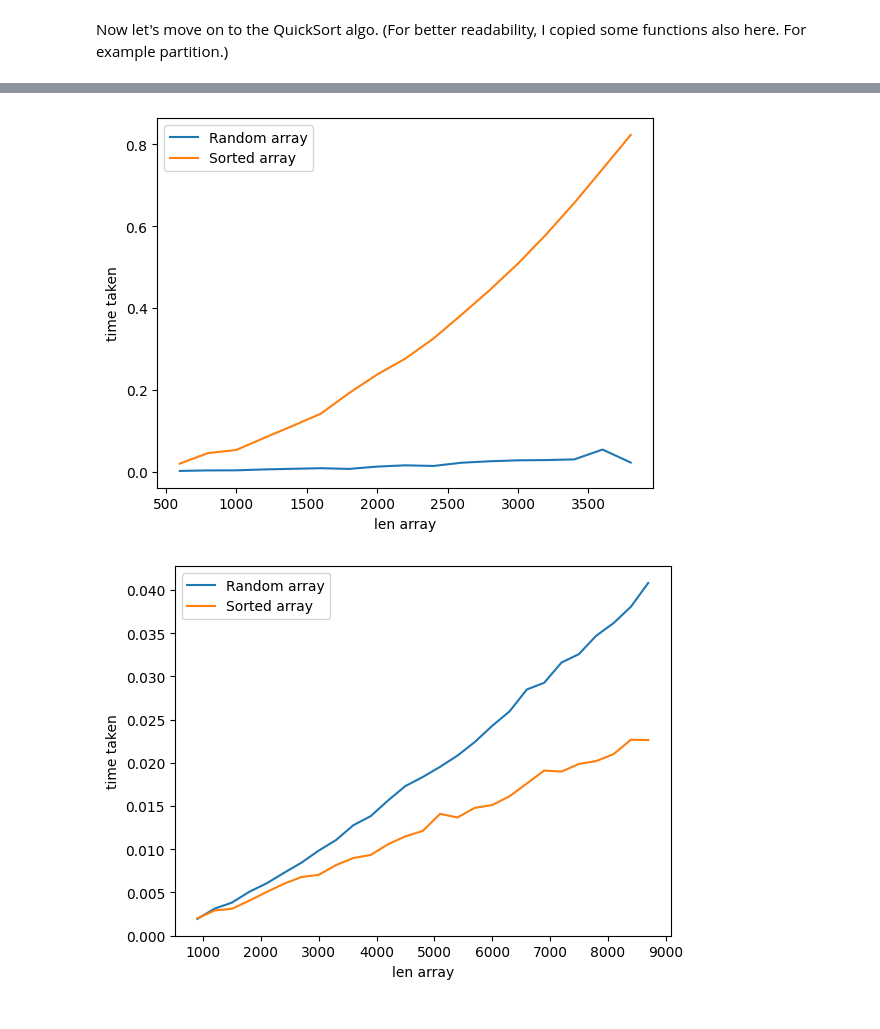
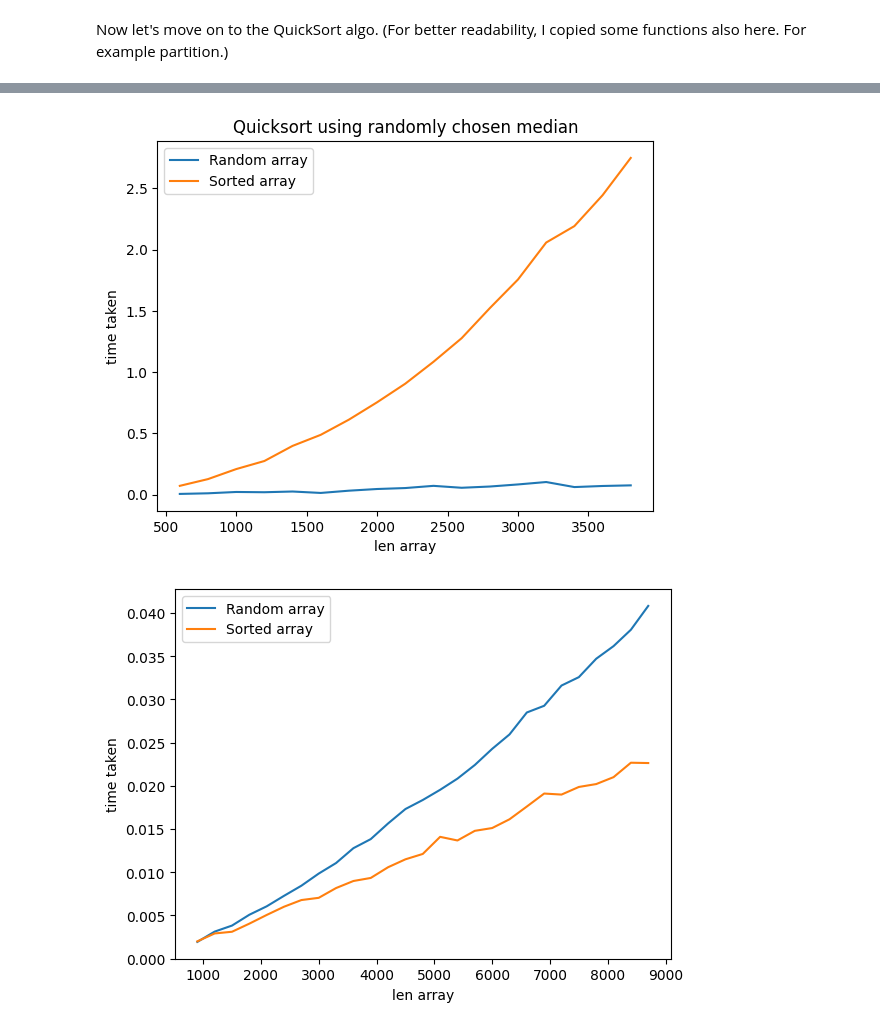
Before and after one commit to YuriiKharabara/Algos_lab1, a Jupyter notebook: Algos_lab_1.ipynb, the cells around one changed output, grey strips where cells are left out. Cells and saved outputs as stored; diff of their text form; code cells hidden in the pictures.

```diff
--- a/Algos_lab_1.ipynb
+++ b/Algos_lab_1.ipynb
@@ -860,16 +1331,17 @@ def quickSort(array, left, right):
 # %%
 def quickSort_determ_med(array, left, right):
 	"""
-	Deterministic median of the array.
+	QuickSort using deterministic median of the array.
 	"""
 	median_index = median_index_find(array, left, right)
-    # Swapping the starting element of
-    # the array and the pivot
 	array[right], array[median_index] = array[median_index], array[right]
 	quickSort(array, left, right)
 # %%
 def quickSort_random_med(array, left, right):
-	median_index = median_index_find(array, left, right)
+	"""
+	QuickSort using "random" median of the array.
+	"""
+	median_index =randomized_median_index_find(array, left, right)
 	array[right], array[median_index] = array[median_index], array[right]
 	quickSort(array, left, right)
 # %%
@@ -969,6 +1448,7 @@ def plot_quicksort():
     plt.legend()
     plt.xlabel("len array")
     plt.ylabel("time taken")
+    plt.title("Standart Quicksort")
     plt.show()
 plot_quicksort()
 # %% [output]
@@ -998,6 +1478,8 @@ def plot_quicksort():
     plt.legend()
     plt.xlabel("len array")
     plt.ylabel("time taken")
+    plt.title("Quicksort using determ. median")
+
     plt.show()
 plot_quicksort()
 # %% [output]
@@ -1005,32 +1487,33 @@ plot_quicksort()
 # %%
 def plot_quicksort():
     time_quicksort_sorted = []
     lengths_sorted = []
     time_quicksort_random = []
     lengths_random = []
     for i in range(3, 20):
         sorted_array = [i for i in range( i*200)]
         random_array = [random.randint((i-1)*100, i*100) for _ in range(i*200)]
         lengths_sorted.append(len(sorted_array))
         lengths_random.append(len(random_array))
         begin = time.time()
         quickSort_random_med(sorted_array, 0, len(sorted_array)-1)
         end = time.time()
         time_quicksort_sorted.append(end - begin)
         begin = time.time()
         quickSort_random_med(random_array, 0 , len(random_array)-1)
         end = time.time()
         time_quicksort_random.append(end - begin)
 
     plt.plot(lengths_random, time_quicksort_random, label="Random array")
     plt.plot(lengths_sorted, time_quicksort_sorted, label = "Sorted array")
     plt.legend()
     plt.xlabel("len array")
     plt.ylabel("time taken")
+    plt.title("Quicksort using randomly chosen median")
     plt.show()
 plot_quicksort()
 # %% [output]
-[figure, old version]
+[figure, new version]
 # %%
 def plot_quicksort():
     time_quicksort_sorted = []
```
Also changed, not shown: parts of 54 cells of this notebook.
